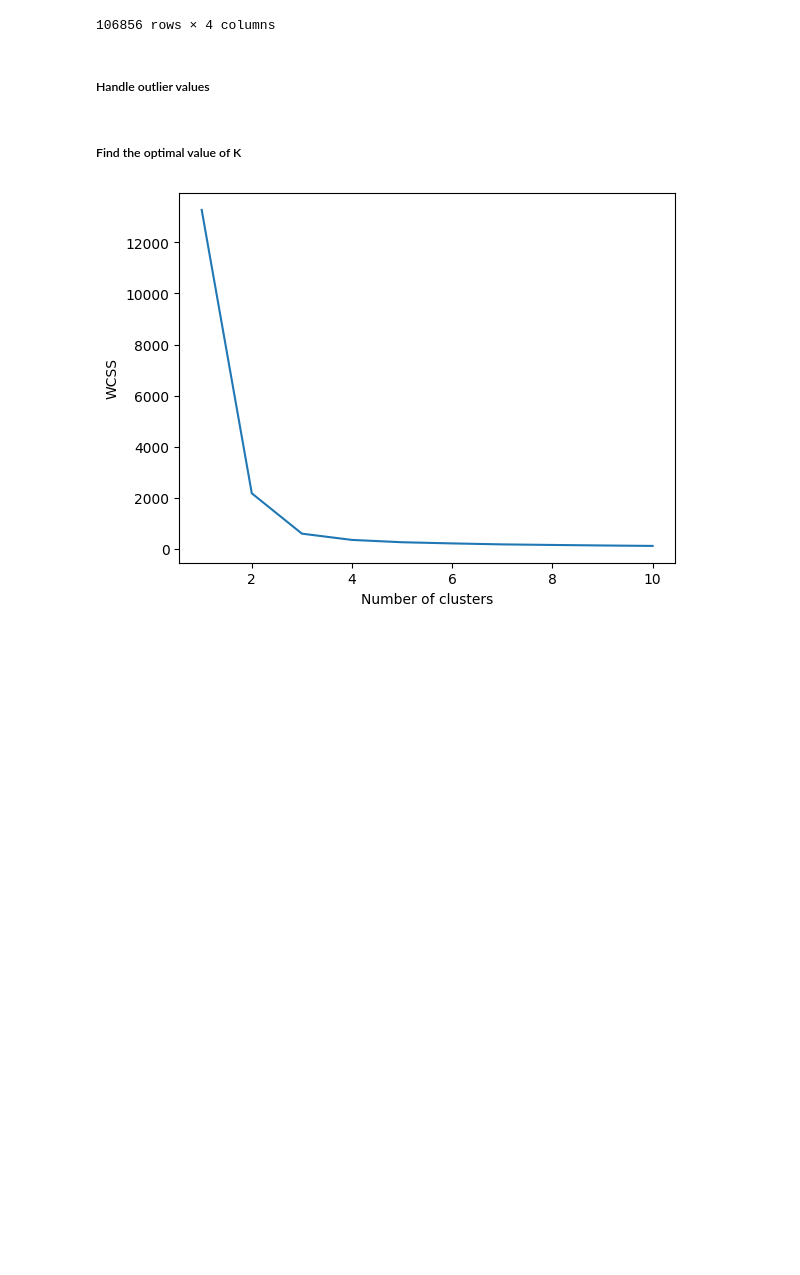
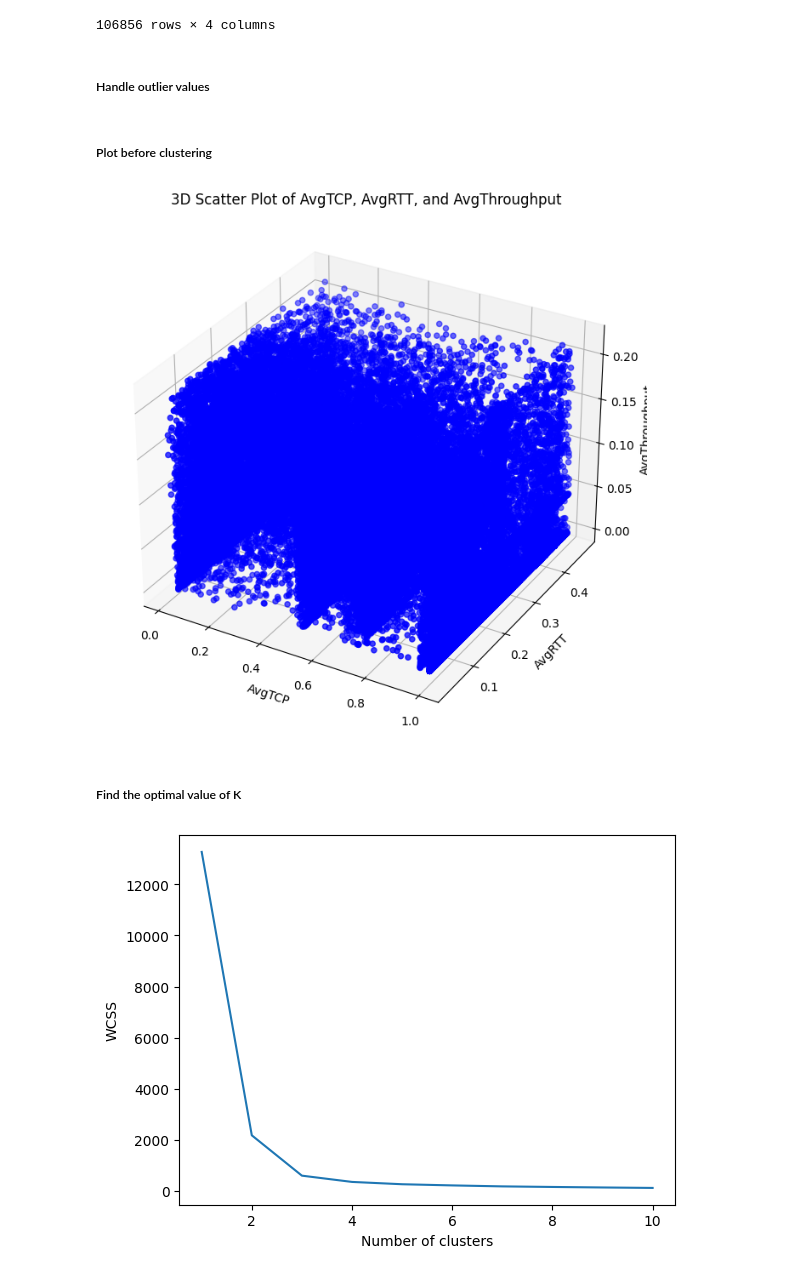
Before and after one commit to Misganaw-Berihun/User_analytics_in_Telecommunication, a Jupyter notebook: notebooks/04_experience_anaytics.ipynb, the cells around one changed output. Saved outputs shown, nothing was run; the diff lists cells and outputs as text; code cells hidden in the pictures; blank space fills up the shorter version.

```diff
--- a/notebooks/04_experience_anaytics.ipynb
+++ b/notebooks/04_experience_anaytics.ipynb
@@ -346,6 +346,22 @@ df_normalized
 ##### Handle outlier values
 # %%
 processed_df = dc.handle_outliers(df_normalized, columns_to_normalize)
+# %% [markdown]
+##### Plot before clustering
+# %%
+fig = plt.figure(figsize=(10, 8))
+ax = fig.add_subplot(111, projection='3d')
+
+ax.scatter(processed_df["AvgTCP"], processed_df["AvgRTT"], processed_df["AvgThroughput"], c='blue', marker='o')
+
+ax.set_xlabel("AvgTCP")
+ax.set_ylabel("AvgRTT")
+ax.set_zlabel("AvgThroughput")
+
+plt.title('3D Scatter Plot of AvgTCP, AvgRTT, and AvgThroughput')
+plt.show()
+# %% [output]
+[figure, added]
 # %% [markdown]
 ##### Find the optimal value of K
 # %%
```
Also changed, not shown: parts of 10 cells of this notebook.
